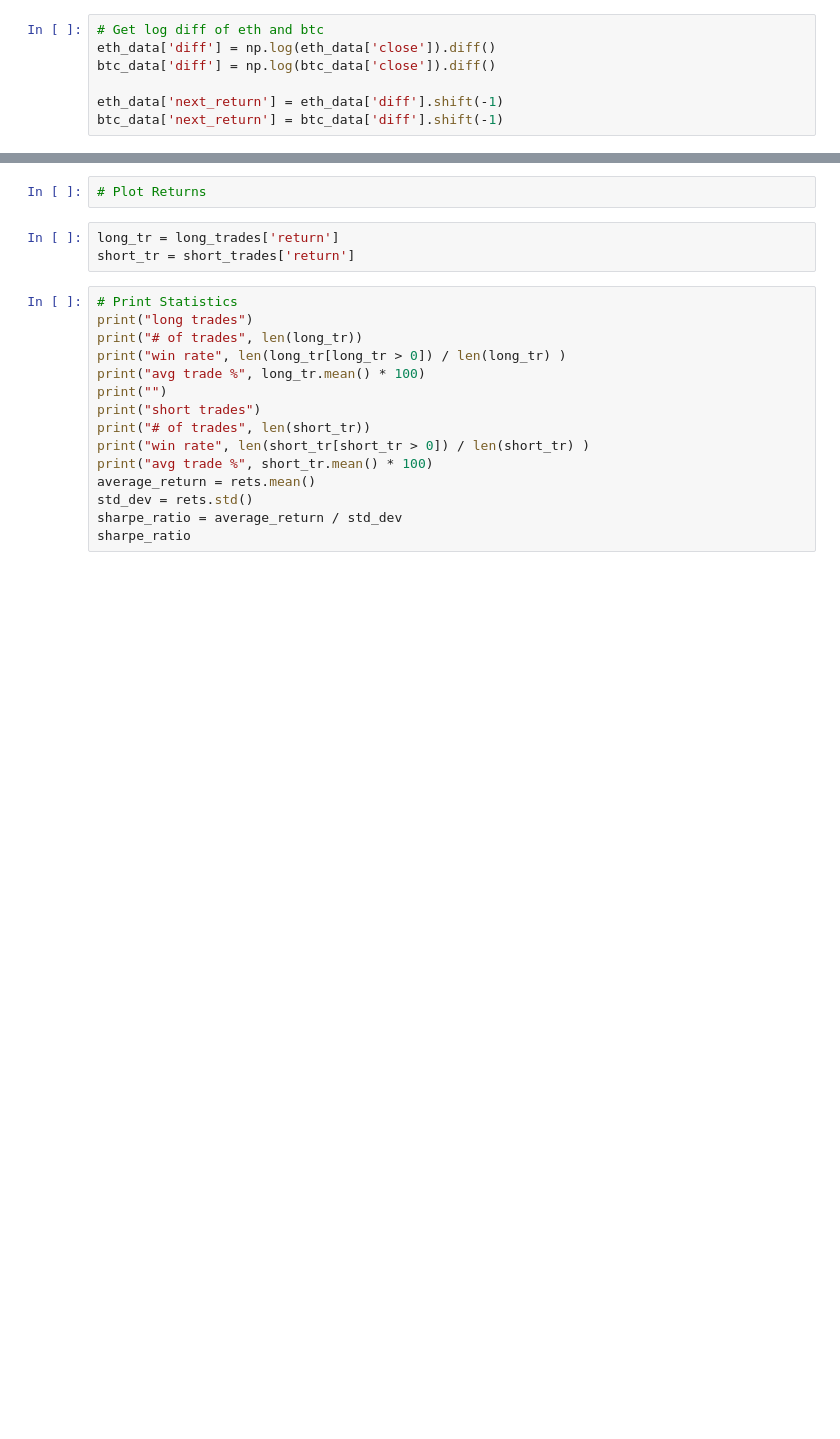
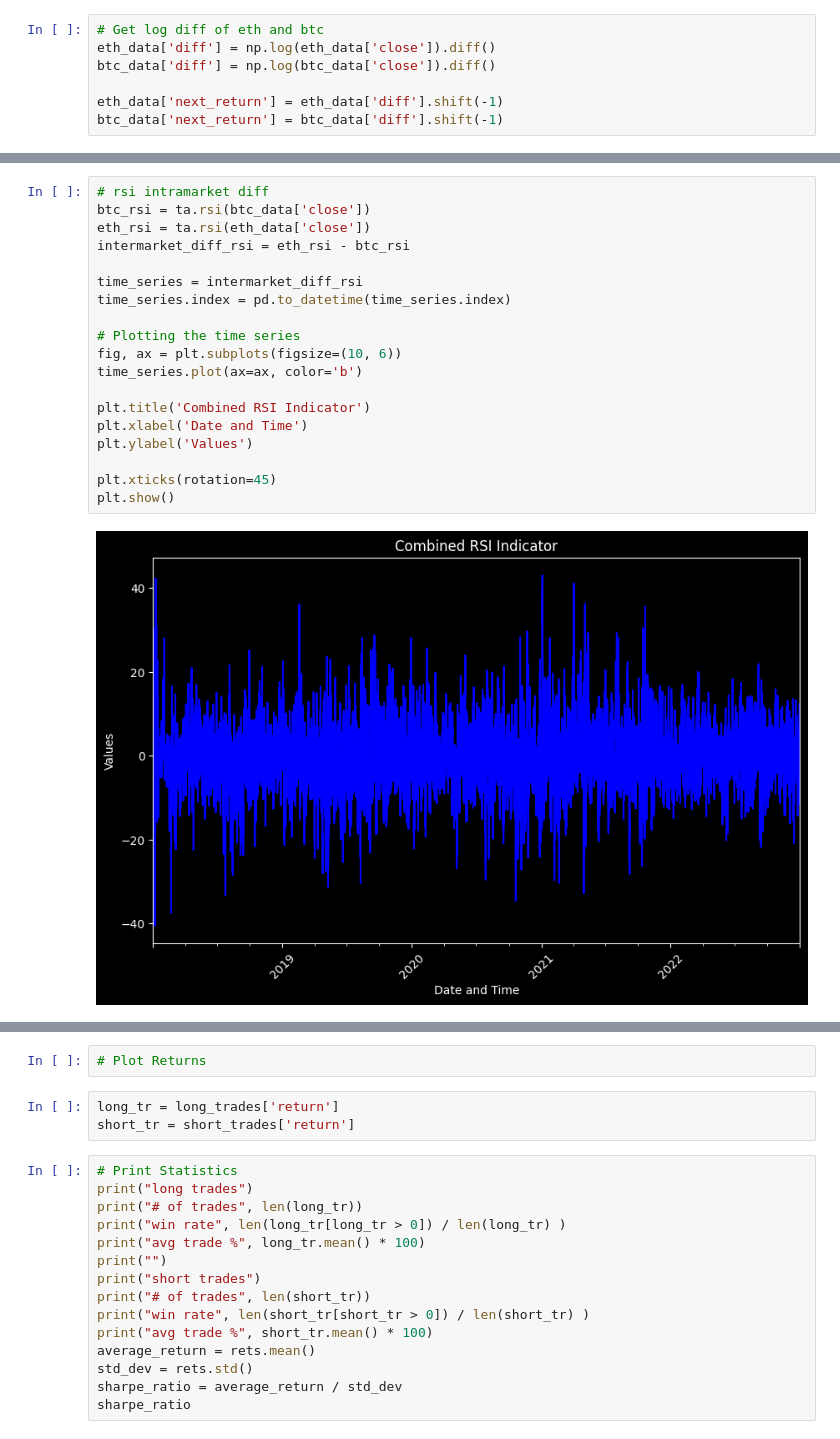
Before and after one commit to ccmaloney/intramarket_diff, a Jupyter notebook: Intramarketdifferencing.ipynb, the cells around one changed output, grey strips where cells are left out. Cells and saved outputs as stored; diff of their text form; blank space fills up the shorter version.

```diff
--- a/Intramarketdifferencing.ipynb
+++ b/Intramarketdifferencing.ipynb
@@ -120,0 +164,21 @@ btc_data['next_return'] = btc_data['diff'].shift(-1)
+# %%
+# rsi intramarket diff
+btc_rsi = ta.rsi(btc_data['close'])
+eth_rsi = ta.rsi(eth_data['close'])
+intermarket_diff_rsi = eth_rsi - btc_rsi
+
+time_series = intermarket_diff_rsi
+time_series.index = pd.to_datetime(time_series.index)
+
+# Plotting the time series
+fig, ax = plt.subplots(figsize=(10, 6))
+time_series.plot(ax=ax, color='b')
+
+plt.title('Combined RSI Indicator')
+plt.xlabel('Date and Time')
+plt.ylabel('Values')
+
+plt.xticks(rotation=45)
+plt.show()
+# %% [output]
+[figure, added]
```
Also changed, not shown: parts of 15 cells of this notebook.
